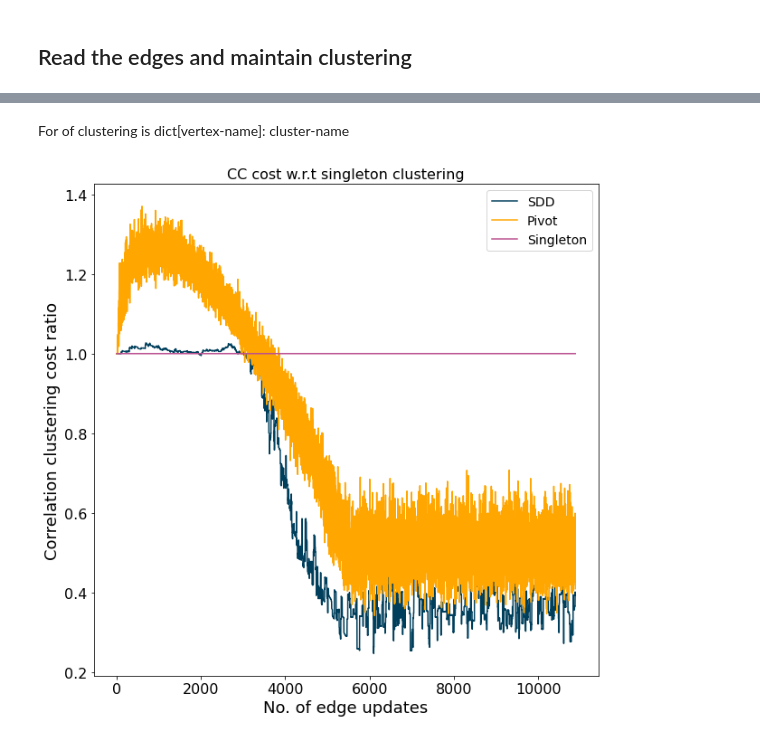
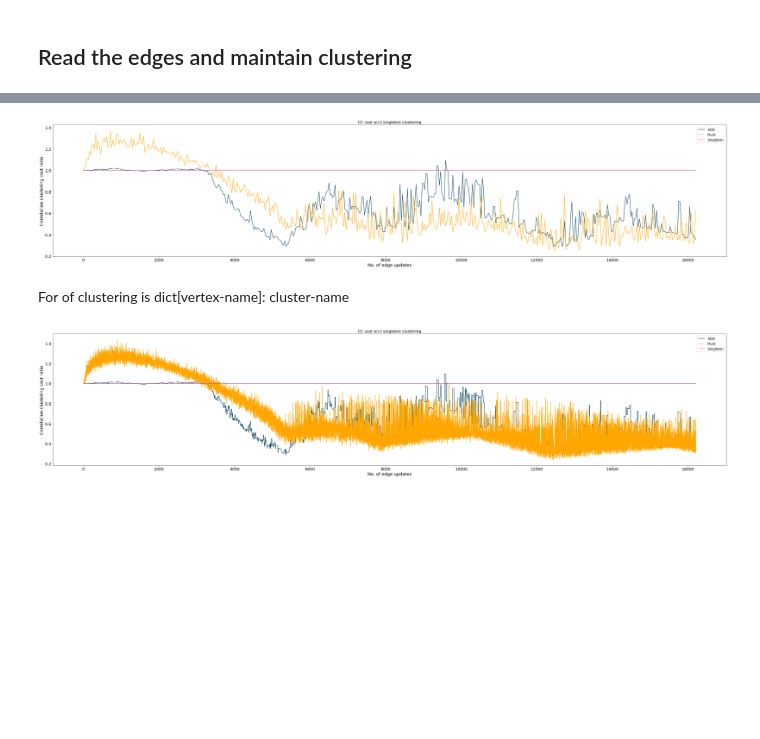
Before and after one commit to jhwjhw0123/edge-update-dynamic-cc-dev, a Jupyter notebook: adv_dcc_insert_delete.ipynb, the cells around one changed output, grey strips where cells are left out. Saved outputs shown, nothing was run; the diff lists cells and outputs as text; code cells hidden in the pictures; blank space fills up the shorter version.

```diff
--- a/adv_dcc_insert_delete.ipynb
+++ b/adv_dcc_insert_delete.ipynb
@@ -622,32 +743,80 @@ Currently working with update  10000
+# %%
+'''
+For smoother plots
+'''
+
+colors = ["#003f5c","#ffa600","#bc5090","#ef5675"]
+
+
+#plt.xlim(0,15000)
+#plt.ylim(0,1)
+
+stream_length = len(SDD_cost) #Stream length is different from the set value because deletions are separate
+
+pivot_spline = make_interp_spline(range(stream_length), np.array(pivot_cost)/singleton_cost)
+
+pivot_x = np.linspace(0, stream_length, 500)
+pivot_smoothed_cost = pivot_spline(pivot_x)
+
+sdd_spline = make_interp_spline(range(stream_length), np.array(SDD_cost)/singleton_cost)
+
+sdd_x = np.linspace(0, stream_length, 500)
+sdd_smoothed_cost = sdd_spline(sdd_x)
+
+plt.figure(figsize=(50, 10))
+
+
+
+plt.plot(sdd_x, sdd_smoothed_cost, c=colors[0], label="SDD")
+plt.plot(pivot_x, pivot_smoothed_cost, c=colors[1], label="Pivot")
+plt.plot(range(stream_length), np.array(singleton_cost)/singleton_cost, c=colors[2], label="Singleton")
+
+plt.xlabel("No. of edge updates",fontsize=18)
+plt.ylabel("Correlation clustering cost ratio",fontsize=18)
+plt.xticks(fontsize=16)
+plt.yticks(fontsize=16)
+#plt.title(r"Intersecting circles: $\epsilon=0.25, q()=\ell_2$")
+plt.title("CC cost w.r.t singleton clustering",fontsize=16)
+plt.legend(fontsize=14)
+plt.show()
+
+#plt.savefig("figures/sbm_cost_adv.pdf", bbox_inches='tight', dpi=400)
+# %% [output]
+[figure, added]
 # %% [markdown]
 For of clustering is dict[vertex-name]: cluster-name
 # %%
+'''
+For not so smooth plots.....
+'''
+
+
 colors = ["#003f5c","#ffa600","#bc5090","#ef5675"]
 
 
 #plt.xlim(0,15000)
 #plt.ylim(0,1)
 
-plt.figure(figsize=(10, 10))
+plt.figure(figsize=(50, 10))
 
 stream_length = len(SDD_cost) #Stream length is different from the set value because deletions are separate
 
 plt.plot(range(stream_length), np.array(SDD_cost)/singleton_cost, c=colors[0], label="SDD")
 plt.plot(range(stream_length), np.array(pivot_cost)/singleton_cost, c=colors[1], label="Pivot")
 plt.plot(range(stream_length), np.array(singleton_cost)/singleton_cost, c=colors[2], label="Singleton")
 
 plt.xlabel("No. of edge updates",fontsize=18)
 plt.ylabel("Correlation clustering cost ratio",fontsize=18)
 plt.xticks(fontsize=16)
 plt.yticks(fontsize=16)
 #plt.title(r"Intersecting circles: $\epsilon=0.25, q()=\ell_2$")
 plt.title("CC cost w.r.t singleton clustering",fontsize=16)
 plt.legend(fontsize=14)
 plt.show()
 
 #plt.savefig("figures/sbm_cost.pdf", bbox_inches='tight', dpi=400)
 # %% [output]
-[figure, old version]
+[figure, new version]
 # %%
 amortized_SDD_time = []
 amortized_pivot_time = []
```
Also changed, not shown: parts of 7 cells of this notebook.
